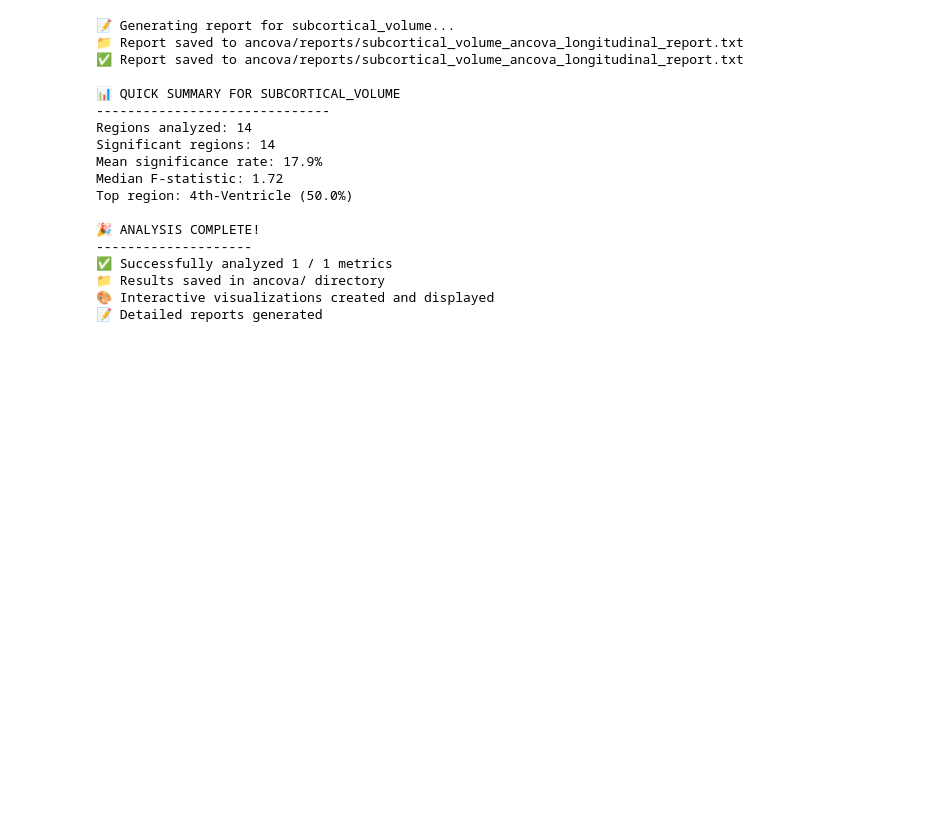
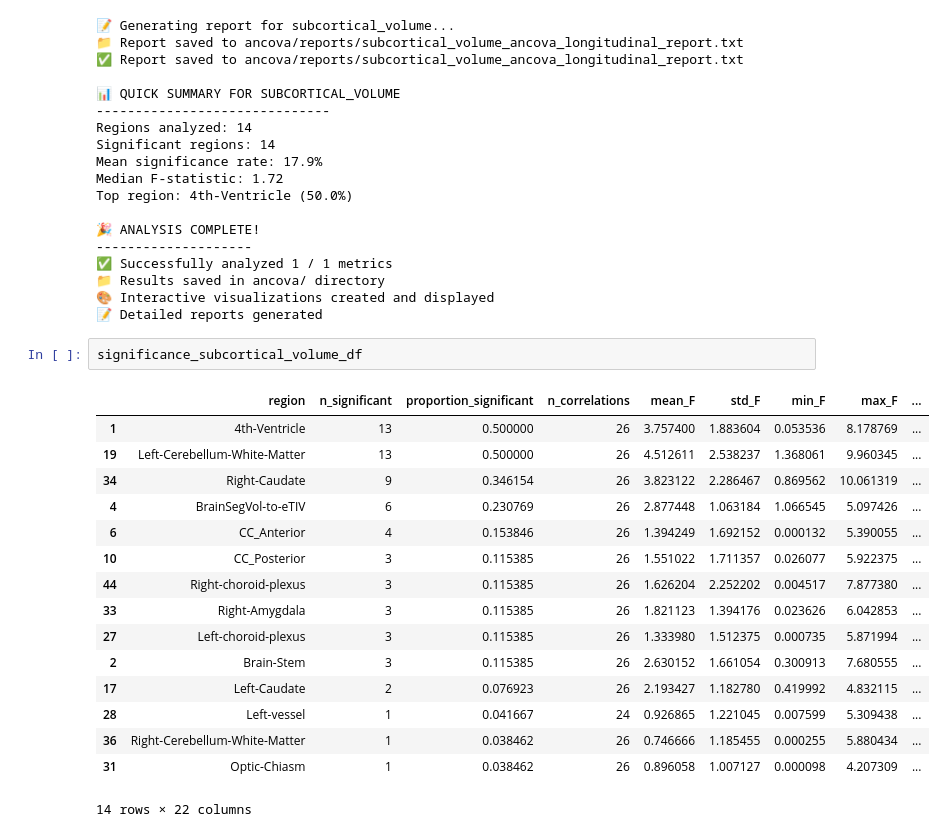
Before and after one commit to yohanchatelain/VIP-python-client, a Jupyter notebook: example/freesurfer-fuzzy/notebooks/clinical/longitudinal-ancova.ipynb, the cells around one changed output. Cells and saved outputs as stored; diff of their text form; blank space fills up the shorter version.

```diff
--- a/example/freesurfer-fuzzy/notebooks/clinical/longitudinal-ancova.ipynb
+++ b/example/freesurfer-fuzzy/notebooks/clinical/longitudinal-ancova.ipynb
@@ -2011,3 +2033,22 @@ Top region: 4th-Ventricle (50.0%)
 📁 Results saved in ancova/ directory
 🎨 Interactive visualizations created and displayed
 📝 Detailed reports generated
+# %%
+significance_subcortical_volume_df
+# %% [output]
+|  | region | n_significant | proportion_significant | n_correlations | mean_F | std_F | min_F | max_F | ... |
+| 1 | 4th-Ventricle | 13 | 0.500000 | 26 | 3.757400 | 1.883604 | 0.053536 | 8.178769 | ... |
+| 19 | Left-Cerebellum-White-Matter | 13 | 0.500000 | 26 | 4.512611 | 2.538237 | 1.368061 | 9.960345 | ... |
+| 34 | Right-Caudate | 9 | 0.346154 | 26 | 3.823122 | 2.286467 | 0.869562 | 10.061319 | ... |
+| 4 | BrainSegVol-to-eTIV | 6 | 0.230769 | 26 | 2.877448 | 1.063184 | 1.066545 | 5.097426 | ... |
+| 6 | CC_Anterior | 4 | 0.153846 | 26 | 1.394249 | 1.692152 | 0.000132 | 5.390055 | ... |
+| 10 | CC_Posterior | 3 | 0.115385 | 26 | 1.551022 | 1.711357 | 0.026077 | 5.922375 | ... |
+| 44 | Right-choroid-plexus | 3 | 0.115385 | 26 | 1.626204 | 2.252202 | 0.004517 | 7.877380 | ... |
+| 33 | Right-Amygdala | 3 | 0.115385 | 26 | 1.821123 | 1.394176 | 0.023626 | 6.042853 | ... |
+| 27 | Left-choroid-plexus | 3 | 0.115385 | 26 | 1.333980 | 1.512375 | 0.000735 | 5.871994 | ... |
+| 2 | Brain-Stem | 3 | 0.115385 | 26 | 2.630152 | 1.661054 | 0.300913 | 7.680555 | ... |
+| 17 | Left-Caudate | 2 | 0.076923 | 26 | 2.193427 | 1.182780 | 0.419992 | 4.832115 | ... |
+| 28 | Left-vessel | 1 | 0.041667 | 24 | 0.926865 | 1.221045 | 0.007599 | 5.309438 | ... |
+| 36 | Right-Cerebellum-White-Matter | 1 | 0.038462 | 26 | 0.746666 | 1.185455 | 0.000255 | 5.880434 | ... |
+| 31 | Optic-Chiasm | 1 | 0.038462 | 26 | 0.896058 | 1.007127 | 0.000098 | 4.207309 | ... |
+14 rows × 22 columns
```
Also changed, not shown: parts of 3 cells of this notebook, 3 other files.
